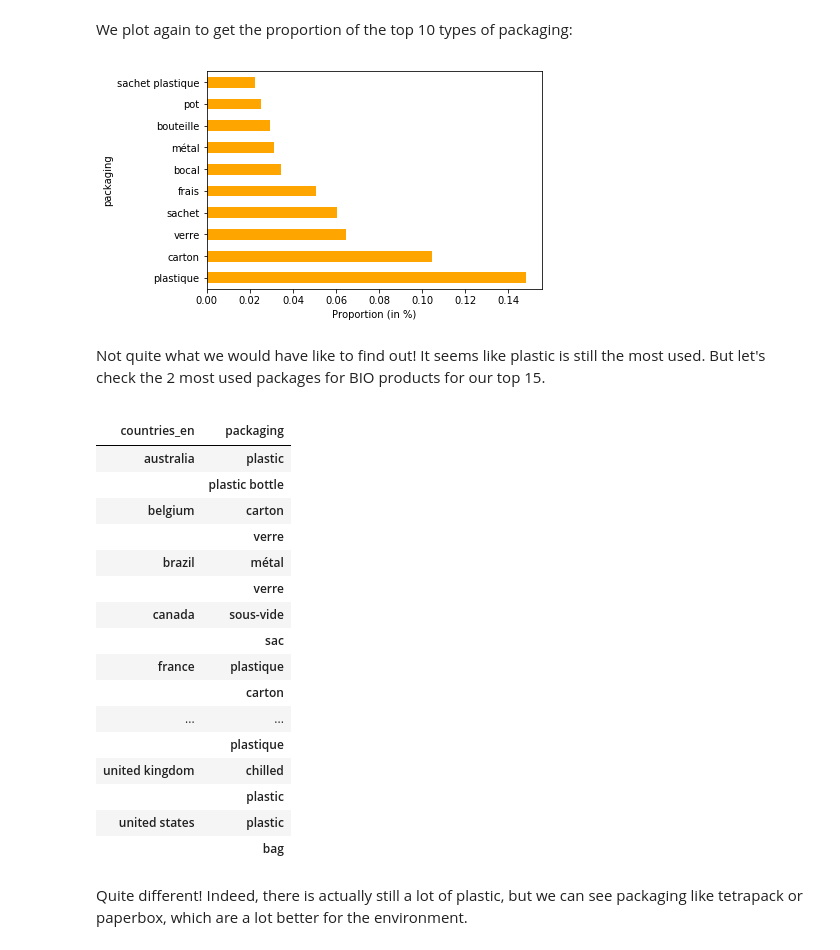
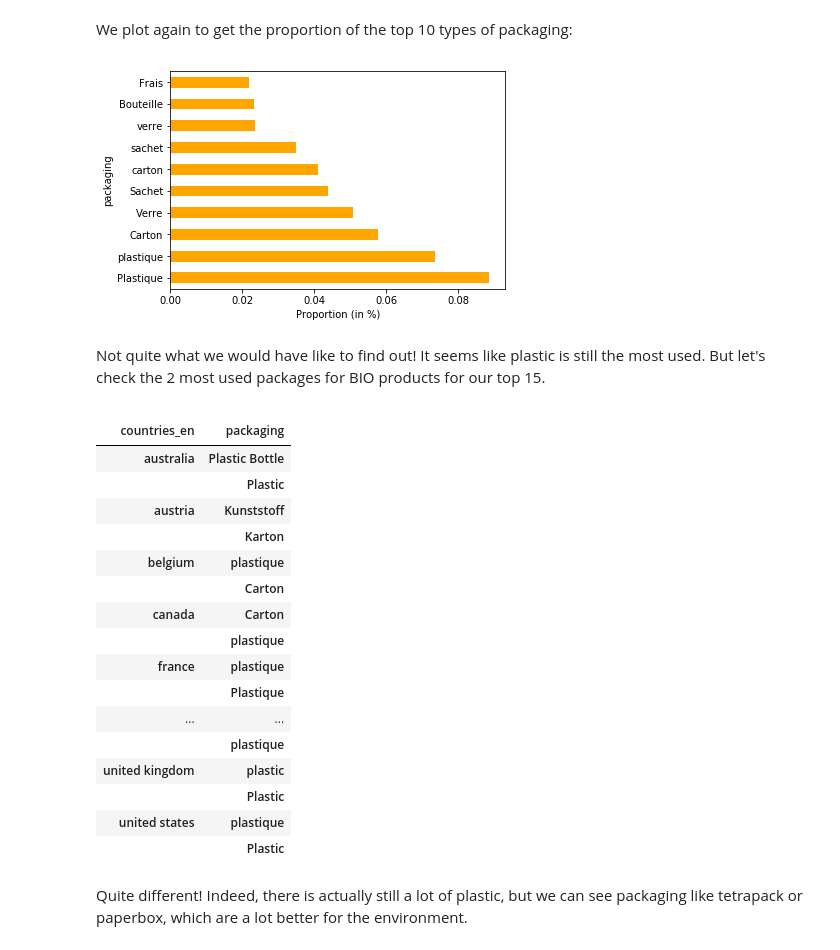
Before and after one commit to mattbuot/Project, a Jupyter notebook: ProjectADA.ipynb, the cells around one changed output. Saved outputs shown, nothing was run; the diff lists cells and outputs as text; code cells hidden in the pictures.

```diff
--- a/ProjectADA.ipynb
+++ b/ProjectADA.ipynb
@@ -112,3 +265,0 @@ First, we split the 'countries' and 'origins' columns, since they may contain mo
-# %%
-df = splitDataFrameList(without_nan(df, 'countries_en'), 'countries_en', ',')
-df = splitDataFrameList(without_nan(df, 'origins'), 'origins', ',')
@@ -251,7 +392,7 @@ In this part, we'll try to see what type of packages is the most used throughout
 # %% [markdown]
 First, we compute, in percentage, the most used packages and plot the top 10.
 # %%
-df = splitDataFrameList(without_nan(df, 'packaging'), 'packaging', ',')
+df_with_packages = explode_dataframe(df.dropna(subset=['packaging']), 'packaging', ',')
 # %%
 def plot_most_used_packaging(df):
     most_used_packaging = df.groupby('packaging').size().sort_values(ascending=False)
@@ -319,39 +452,42 @@ So using that column, we keep the products that contain labels such as "bio", "o
 # %%
-# Select products with an organic label
-label_bio = df[
-    df['labels'].str.contains("Bio", na = False, flags = re.IGNORECASE)
-  | df['labels'].str.contains("Organic", na = False, flags = re.IGNORECASE)
-  |  df['labels'].str.contains("\bAB\b", na = False, flags = re.IGNORECASE)
+def bio_label(df):
+    return df[
+    df['labels'].str.contains("Bio", na=False, flags=re.IGNORECASE)
+  | df['labels'].str.contains("Organic", na=False, flags=re.IGNORECASE)
+  |  df['labels'].str.contains("\bAB\b", na=False, flags=re.IGNORECASE)
     ]
+# %%
+# Select products with an organic label
+df_bio_label = bio_label(df_with_packages)
 # %% [markdown]
 We plot again to get the proportion of the top 10 types of packaging:
 # %%
-plot_most_used_packaging(label_bio)
+plot_most_used_packaging(df_bio_label)
 # %% [output]
-[figure, old version]
+[figure, new version]
 # %% [markdown]
 Not quite what we would have like to find out! It seems like plastic is still the most used. But let's check the 2 most used packages for BIO products for our top 15.
 # %%
-display_top2_packages(label_bio)
+display_top2_packages(df_bio_label)
 # %% [output]
 |  |  |
 | countries_en | packaging |
-| australia | plastic |
-|  | plastic bottle |
-| belgium | carton |
-|  | verre |
-| brazil | métal |
-|  | verre |
-| canada | sous-vide |
-|  | sac |
+| australia | Plastic Bottle |
+|  | Plastic |
+| austria | Kunststoff |
+|  | Karton |
+| belgium | plastique |
+|  | Carton |
+| canada | Carton |
+|  | plastique |
 | france | plastique |
-|  | carton |
+|  | Plastique |
 | ... | ... |
 |  | plastique |
-| united kingdom | chilled |
-|  | plastic |
-| united states | plastic |
-|  | bag |
+| united kingdom | plastic |
+|  | Plastic |
+| united states | plastique |
+|  | Plastic |
 # %% [markdown]
 Quite different! Indeed, there is actually still a lot of plastic, but we can see packaging like tetrapack or paperbox, which are a lot better for the environment.
 # %% [markdown]
```
Also changed, not shown: parts of 56 cells of this notebook.
